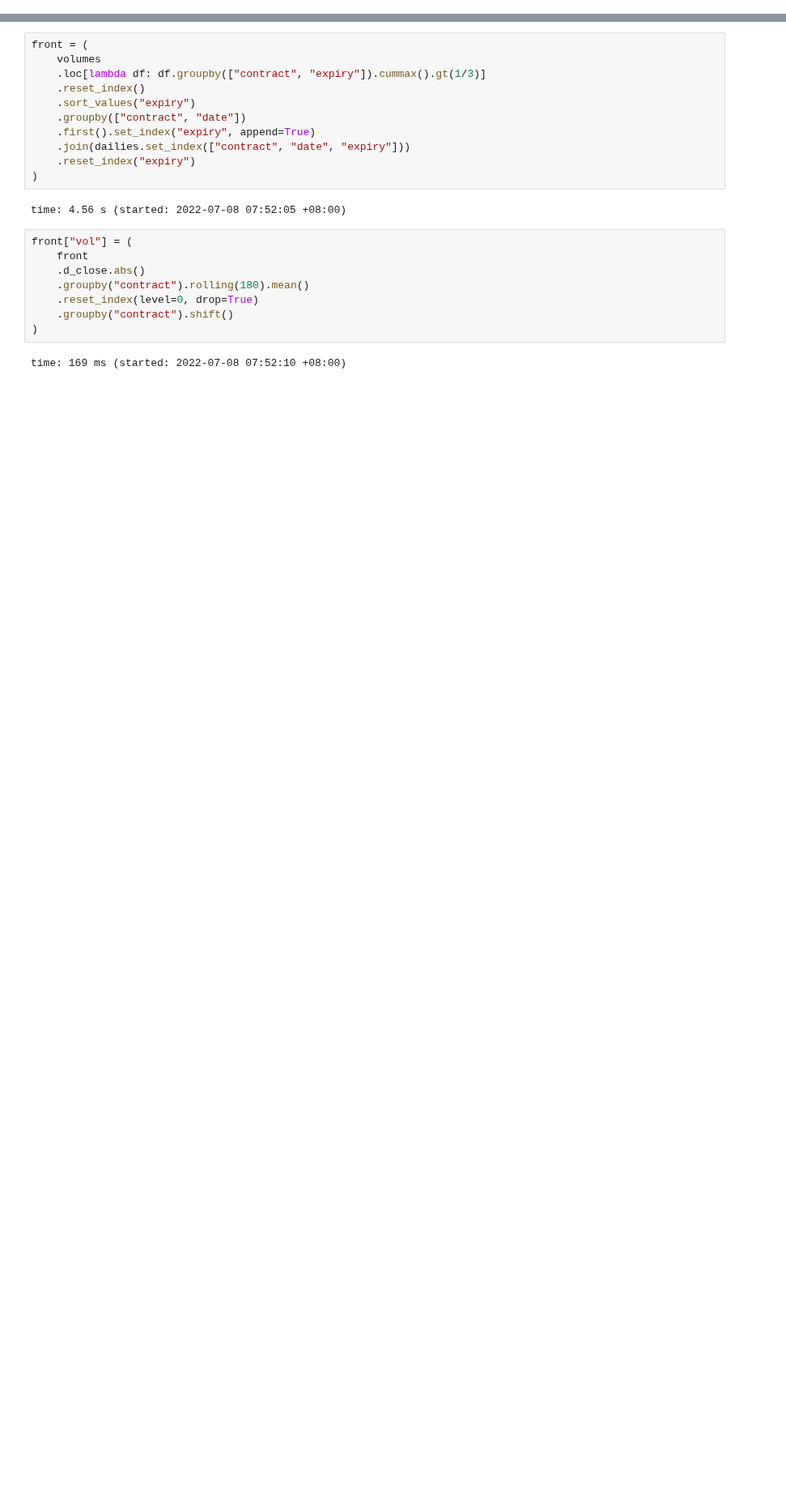
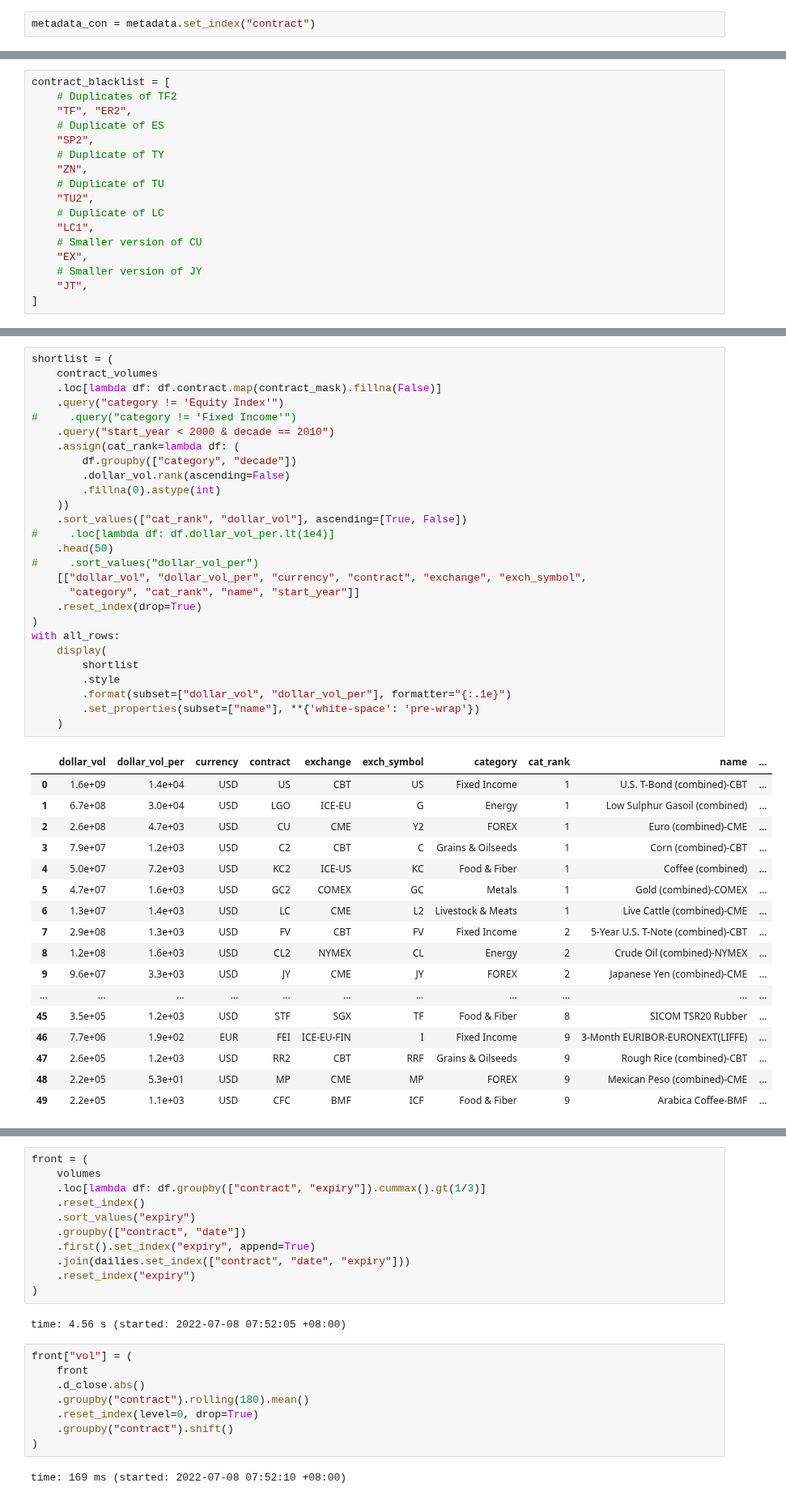
Before and after one commit to chiaolun/trend_following, a Jupyter notebook: analysis.ipynb, the cells around one changed output, grey strips where cells are left out. Shown at 81% size. Cells and saved outputs as stored; diff of their text form; blank space fills up the shorter version.

```diff
--- a/analysis.ipynb
+++ b/analysis.ipynb
@@ -259,0 +137,2 @@ time: 1.93 s (started: 2022-07-08 07:52:03 +08:00)
+# %%
+metadata_con = metadata.set_index("contract")
@@ -259,0 +141,17 @@ time: 1.93 s (started: 2022-07-08 07:52:03 +08:00)
+# %%
+contract_blacklist = [
+    # Duplicates of TF2
+    "TF", "ER2",
+    # Duplicate of ES
+    "SP2",
+    # Duplicate of TY
+    "ZN",
+    # Duplicate of TU
+    "TU2",
+    # Duplicate of LC
+    "LC1",
+    # Smaller version of CU
+    "EX",
+    # Smaller version of JY
+    "JT",
+]
@@ -259,0 +217,45 @@ time: 1.93 s (started: 2022-07-08 07:52:03 +08:00)
+# %%
+shortlist = (
+    contract_volumes
+    .loc[lambda df: df.contract.map(contract_mask).fillna(False)]
+    .query("category != 'Equity Index'")
+#     .query("category != 'Fixed Income'")
+    .query("start_year < 2000 & decade == 2010")
+    .assign(cat_rank=lambda df: (
+        df.groupby(["category", "decade"])
+        .dollar_vol.rank(ascending=False)
+        .fillna(0).astype(int)
+    ))
+    .sort_values(["cat_rank", "dollar_vol"], ascending=[True, False])
+#     .loc[lambda df: df.dollar_vol_per.lt(1e4)]
+    .head(50)
+#     .sort_values("dollar_vol_per")
+    [["dollar_vol", "dollar_vol_per", "currency", "contract", "exchange", "exch_symbol",
+      "category", "cat_rank", "name", "start_year"]]
+    .reset_index(drop=True)
+)
+with all_rows:
+    display(
+        shortlist
+        .style
+        .format(subset=["dollar_vol", "dollar_vol_per"], formatter="{:.1e}")
+        .set_properties(subset=["name"], **{'white-space': 'pre-wrap'})
+    )
+# %% [output]
+|  | dollar_vol | dollar_vol_per | currency | contract | exchange | exch_symbol | category | cat_rank | name | ... |
+| 0 | 1.6e+09 | 1.4e+04 | USD | US | CBT | US | Fixed Income | 1 | U.S. T-Bond (combined)-CBT | ... |
+| 1 | 6.7e+08 | 3.0e+04 | USD | LGO | ICE-EU | G | Energy | 1 | Low Sulphur Gasoil (combined) | ... |
+| 2 | 2.6e+08 | 4.7e+03 | USD | CU | CME | Y2 | FOREX | 1 | Euro (combined)-CME | ... |
+| 3 | 7.9e+07 | 1.2e+03 | USD | C2 | CBT | C | Grains & Oilseeds | 1 | Corn (combined)-CBT | ... |
+| 4 | 5.0e+07 | 7.2e+03 | USD | KC2 | ICE-US | KC | Food & Fiber | 1 | Coffee (combined) | ... |
+| 5 | 4.7e+07 | 1.6e+03 | USD | GC2 | COMEX | GC | Metals | 1 | Gold (combined)-COMEX | ... |
+| 6 | 1.3e+07 | 1.4e+03 | USD | LC | CME | L2 | Livestock & Meats | 1 | Live Cattle (combined)-CME | ... |
+| 7 | 2.9e+08 | 1.3e+03 | USD | FV | CBT | FV | Fixed Income | 2 | 5-Year U.S. T-Note (combined)-CBT | ... |
+| 8 | 1.2e+08 | 1.6e+03 | USD | CL2 | NYMEX | CL | Energy | 2 | Crude Oil (combined)-NYMEX | ... |
+| 9 | 9.6e+07 | 3.3e+03 | USD | JY | CME | JY | FOREX | 2 | Japanese Yen (combined)-CME | ... |
+| ... | ... | ... | ... | ... | ... | ... | ... | ... | ... | ... |
+| 45 | 3.5e+05 | 1.2e+03 | USD | STF | SGX | TF | Food & Fiber | 8 | SICOM TSR20 Rubber | ... |
+| 46 | 7.7e+06 | 1.9e+02 | EUR | FEI | ICE-EU-FIN | I | Fixed Income | 9 | 3-Month EURIBOR-EURONEXT(LIFFE) | ... |
+| 47 | 2.6e+05 | 1.2e+03 | USD | RR2 | CBT | RRF | Grains & Oilseeds | 9 | Rough Rice (combined)-CBT | ... |
+| 48 | 2.2e+05 | 5.3e+01 | USD | MP | CME | MP | FOREX | 9 | Mexican Peso (combined)-CME | ... |
+| 49 | 2.2e+05 | 1.1e+03 | USD | CFC | BMF | ICF | Food & Fiber | 9 | Arabica Coffee-BMF | ... |
```
Also changed, not shown: parts of 46 cells of this notebook, 1 other file.
